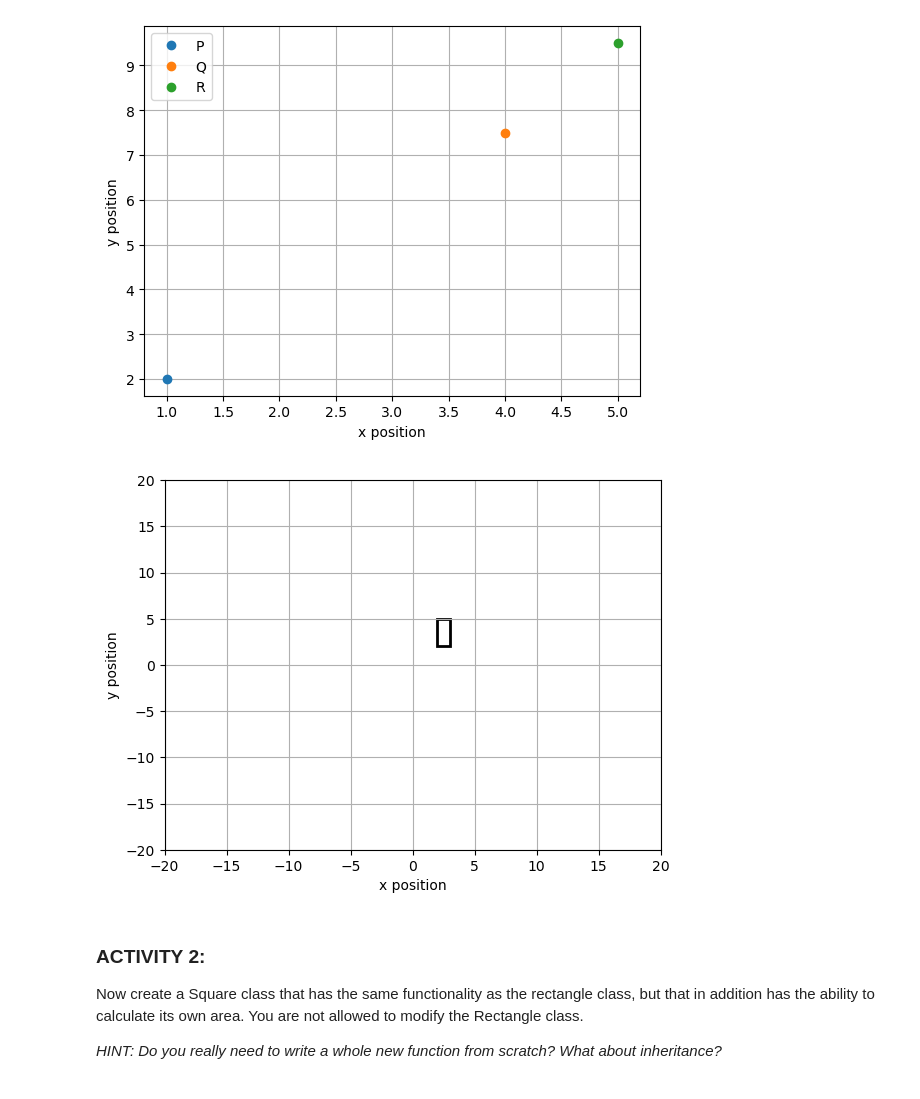
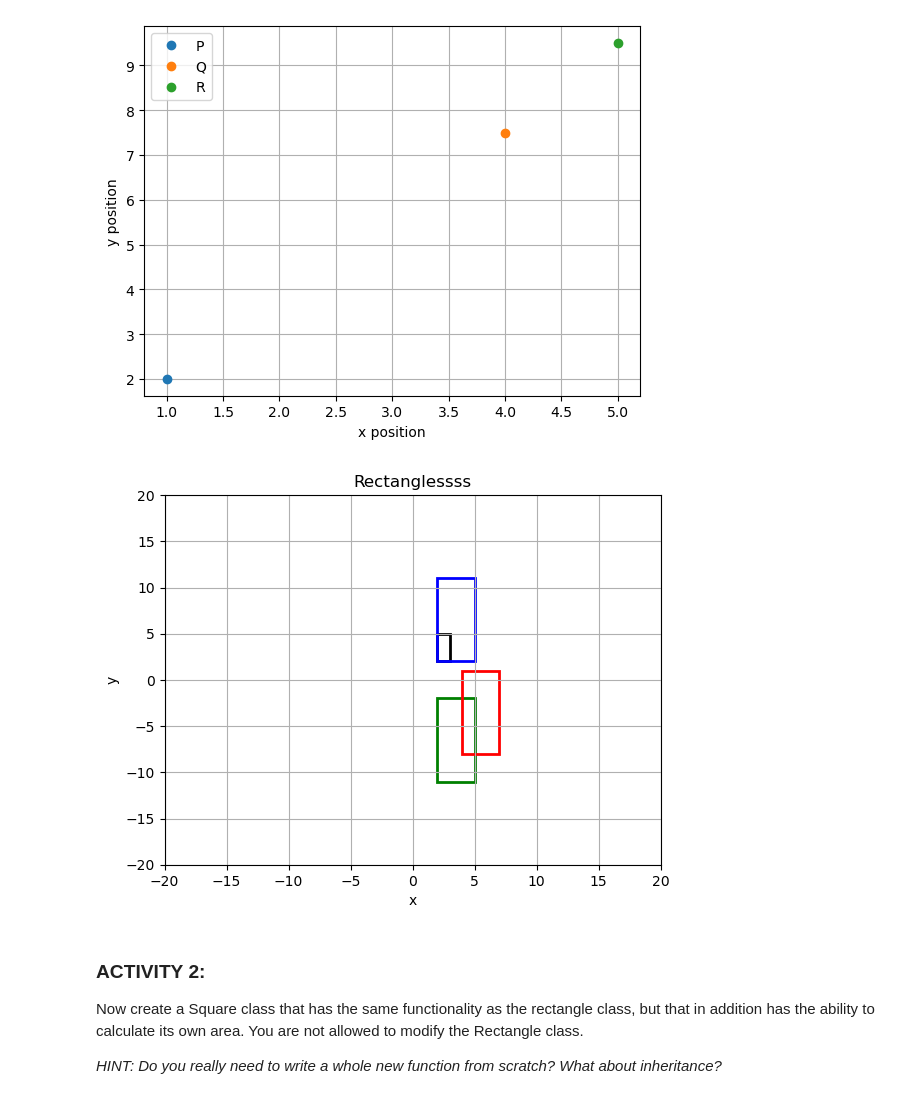
Before and after one commit to sykas02/TopicsInSciComp, a Jupyter notebook: Notebooks/Week3_LabExercises.ipynb, the cells around one changed output. Saved outputs shown, nothing was run; the diff lists cells and outputs as text; code cells hidden in the pictures.

```diff
--- a/Notebooks/Week3_LabExercises.ipynb
+++ b/Notebooks/Week3_LabExercises.ipynb
@@ -175,43 +175,34 @@ class Rectangle :
     def plot_rectangle(self, ax, color='black') :
         rect = patches.Rectangle((self.first_point.x,self.first_point.y),self.dx,self.dy,edgecolor=color,facecolor='none', linewidth=2)
         ax.add_patch(rect)
-        plt.show()
+        return ax
 
 
     def update_name(self, new_name) :
         self.name = new_name
 # %%
-rectangle1 = Rectangle(Point(2.0,2.0),Point(3.0,5.0))
+rect1= Rectangle(Point(2.0,2.0),Point(3.0,5.0))
 rectangles = []
 
-plt.plot()
+fig, ax = plt.subplots()
 plt.grid()
-plt.xlabel("x position")
-plt.ylabel("y position")
-ax = plt.gcf().gca()
-ax.set_xlim(-20, 20)
-ax.set_ylim(-20, 20)
+ax.set(title='Rectanglessss',xlabel = 'x',ylabel='y',xlim=(-20,20),ylim=(-20,20))
 
-rectangles.append(rectangle1)
+rect1.plot_rectangle(ax)
+
+rect1.grow_rectangle_fix_bottom_left(3,3)
+rect1.plot_rectangle(ax,color = 'blue')
+
+rect1.reflect_rectangle(axis = 'x')
+rect1.plot_rectangle(ax,color = 'green')
+
+rect1.move_rectangle(2,3)
+rect1.plot_rectangle(ax,color = 'red')
 
 
-rectangle2 = Rectangle(Point(2.0,2.0),Point(3.0,5.0))
-rectangle2.move_rectangle(3,3)
-rectangles.append(rectangle2)
-
-
-rectangle3 = Rectangle(Point(2.0,2.0),Point(3.0,5.0))
-rectangle3.reflect_rectangle(axis = 'x')
-rectangles.append(rectangle3)
-
-rectangle4 = Rectangle(Point(2.0,2.0),Point(3.0,5.0))
-rectangle4.grow_rectangle_fix_top_right(2,2)
-rectangles.append(rectangle4)
-
-for rectangle in rectangles:
-    rectangle.plot_rectangle(ax)
+plt.show()
 # %% [output]
-[figure, old version]
+[figure, new version]
 # %% [markdown]
 ### ACTIVITY 2:
 
```
Also changed, not shown: parts of 7 cells of this notebook.
